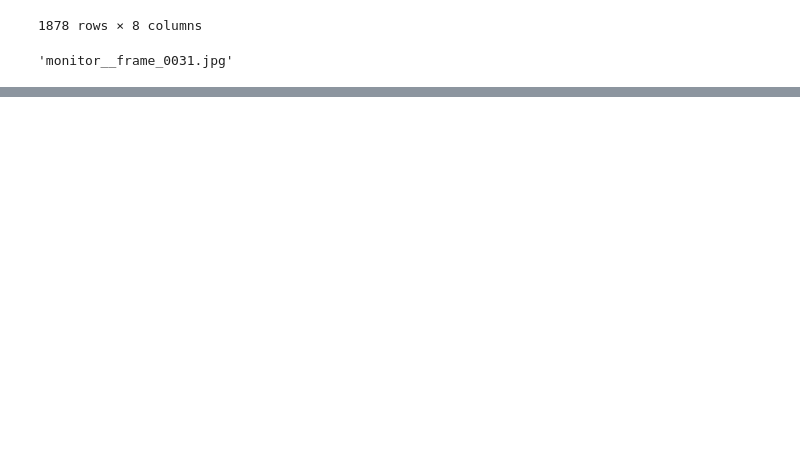
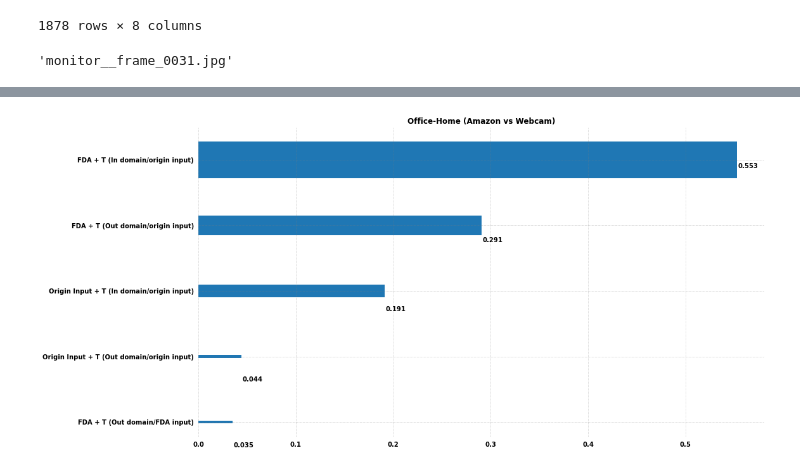
Before and after one commit to TuanAnhNguyen14111998/domain_calibration, a Jupyter notebook: src/notebook/style_transfer.ipynb, the cells around one changed output, grey strips where cells are left out. Cells and saved outputs as stored; diff of their text form; code cells hidden in the pictures; blank space fills up the shorter version.

```diff
--- a/src/notebook/style_transfer.ipynb
+++ b/src/notebook/style_transfer.ipynb
@@ -192,0 +282,62 @@ def FDA_source_to_target_np( src_img, trg_img, L=0.1 ):
+# %%
+import pandas as pd
+from matplotlib import pyplot as plt
+
+name = [
+    "FDA + T (In domain/origin input)",
+    "FDA + T (Out domain/origin input)",
+    "Origin Input + T (In domain/origin input)",
+    "Origin Input + T (Out domain/origin input)",
+    "FDA + T (Out domain/FDA input)",
+]
+price_1 = [0.553, 0.291, 0.191, 0.044, 0.035]
+price_2 = [0.553, 0.291, 0.191, 0.044, 0.035]
+
+# Figure Size
+fig, ax = plt.subplots(figsize =(16, 9))
+
+# Horizontal Bar Plot
+ax.barh(name, price)
+
+ax.barh(name, price)
+
+# Remove axes splines
+for s in ['top', 'bottom', 'left', 'right']:
+	ax.spines[s].set_visible(False)
+
+# Remove x, y Ticks
+ax.xaxis.set_ticks_position('none')
+ax.yaxis.set_ticks_position('none')
+
+for label in (ax.get_xticklabels() + ax.get_yticklabels()):
+    label.set_fontsize(10)
+    label.set_fontweight('bold')
+
+# Add padding between axes and labels
+# ax.xaxis.set_tick_params(pad = 5)
+# ax.yaxis.set_tick_params(pad = 10)
+
+# Add x, y gridlines
+ax.grid(b = True, color ='grey',
+        linestyle ='-.', linewidth = 0.5,
+        alpha = 0.5)
+
+# Show top values
+ax.invert_yaxis()
+
+# Add annotation to bars
+for i in ax.patches:
+	plt.text(i.get_width()+0.001, i.get_y()+0.4,
+        i.get_width(),
+        fontsize = 10, fontweight ='bold',
+        color ='black')
+
+# Add Plot Title
+ax.set_title('Office-Home (Amazon vs Webcam)', loc ='center', fontweight="bold")
+
+
+plt.savefig('../../experiments/office_barplot.png')
+# Show Plot
+plt.show()
+# %% [output]
+[figure, added]
```
Also changed, not shown: parts of 8 cells of this notebook.
